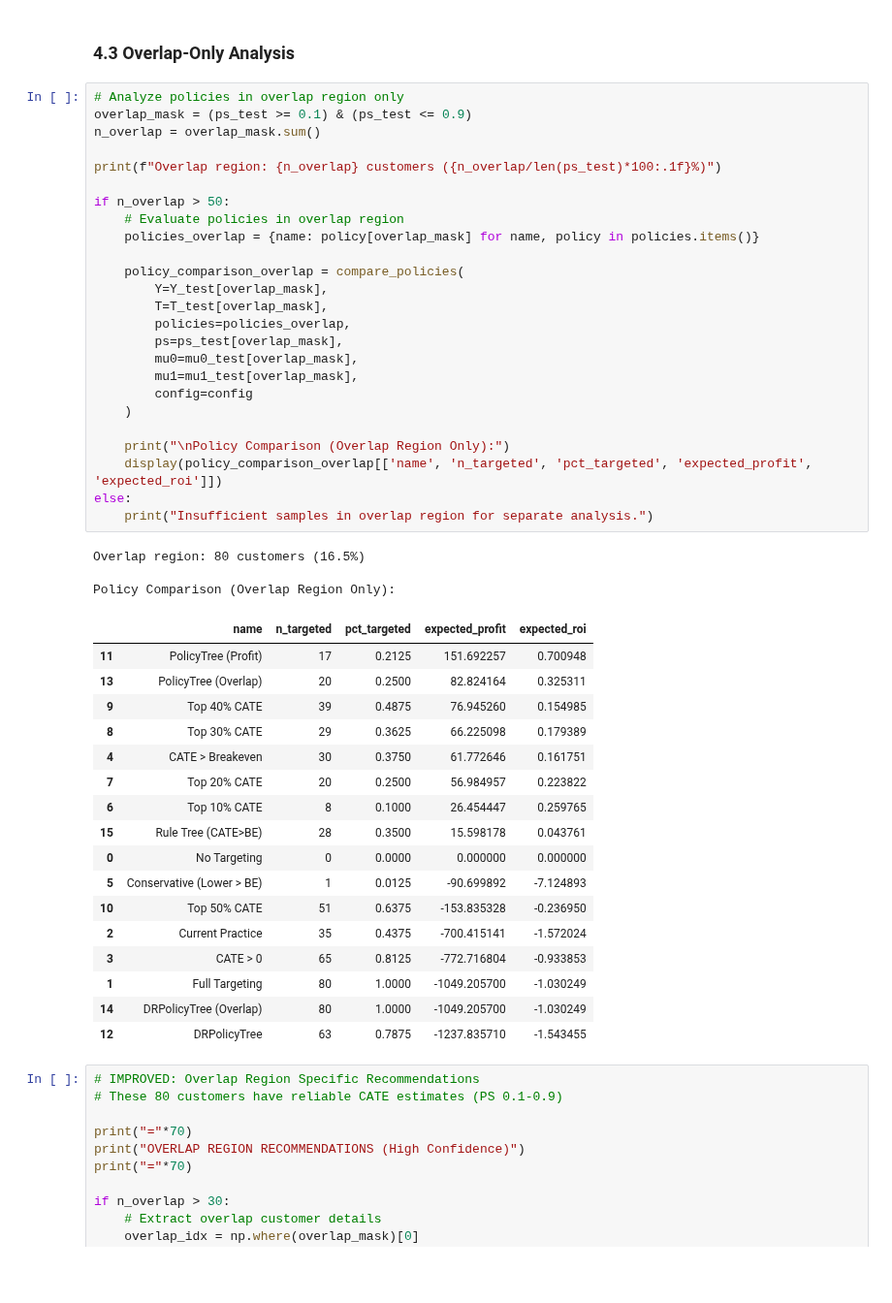
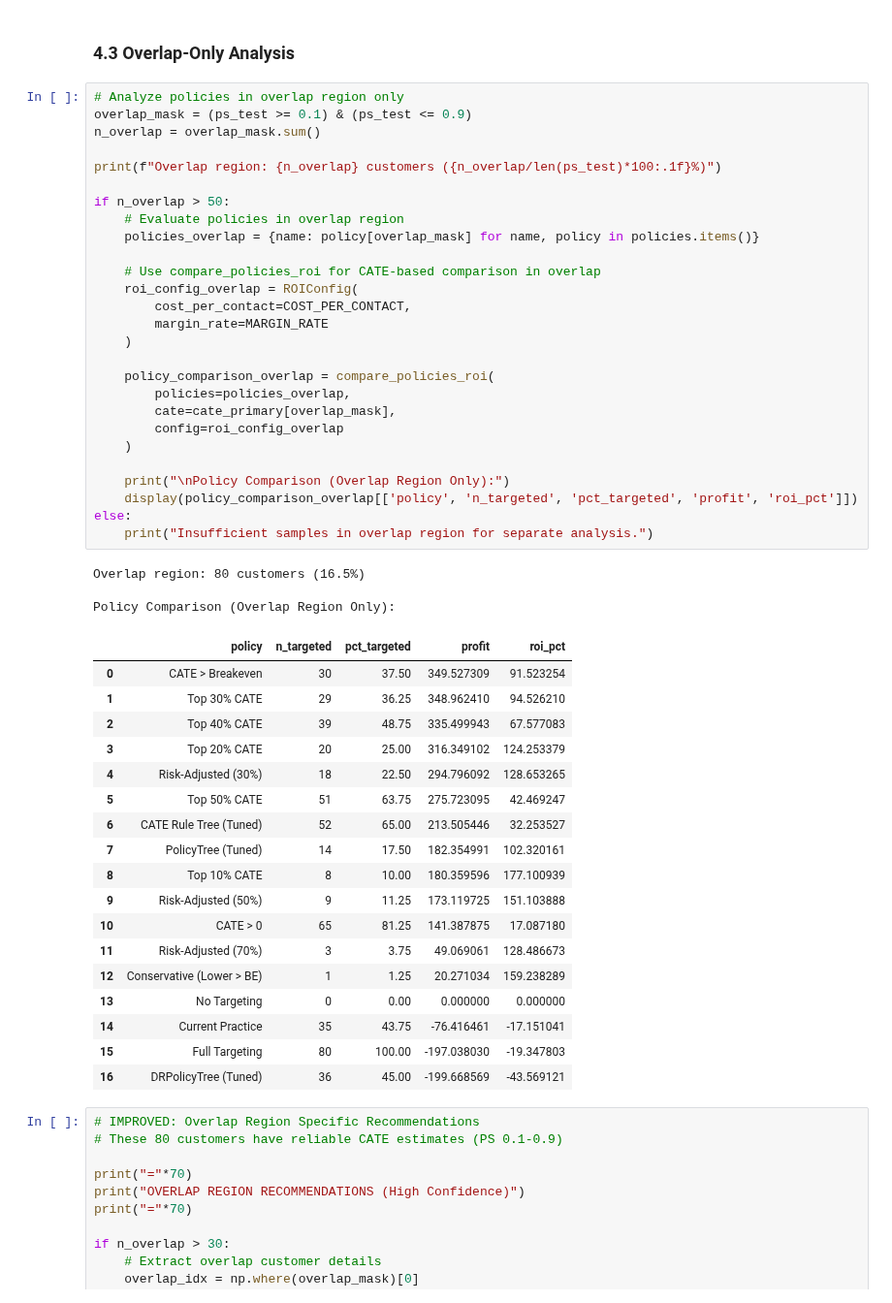
Before and after one commit to tae73/side-projects, a Jupyter notebook: projects/segmentation_dunnhumby/notebook/04_optimal_policy.ipynb, the cells around one changed output. Shown at 97% size. Saved outputs shown, nothing was run; the diff lists cells and outputs as text; blank space fills up the shorter version.

```diff
--- a/projects/segmentation_dunnhumby/notebook/04_optimal_policy.ipynb
+++ b/projects/segmentation_dunnhumby/notebook/04_optimal_policy.ipynb
@@ -903,49 +999,52 @@ plt.show()
 # %%
 # Analyze policies in overlap region only
 overlap_mask = (ps_test >= 0.1) & (ps_test <= 0.9)
 n_overlap = overlap_mask.sum()
 
 print(f"Overlap region: {n_overlap} customers ({n_overlap/len(ps_test)*100:.1f}%)")
 
 if n_overlap > 50:
     # Evaluate policies in overlap region
     policies_overlap = {name: policy[overlap_mask] for name, policy in policies.items()}
 
-    policy_comparison_overlap = compare_policies(
-        Y=Y_test[overlap_mask],
-        T=T_test[overlap_mask],
+    # Use compare_policies_roi for CATE-based comparison in overlap
+    roi_config_overlap = ROIConfig(
+        cost_per_contact=COST_PER_CONTACT,
+        margin_rate=MARGIN_RATE
+    )
+
+    policy_comparison_overlap = compare_policies_roi(
         policies=policies_overlap,
-        ps=ps_test[overlap_mask],
-        mu0=mu0_test[overlap_mask],
-        mu1=mu1_test[overlap_mask],
-        config=config
+        cate=cate_primary[overlap_mask],
+        config=roi_config_overlap
     )
 
     print("\nPolicy Comparison (Overlap Region Only):")
-    display(policy_comparison_overlap[['name', 'n_targeted', 'pct_targeted', 'expected_profit', 'expected_roi']])
+    display(policy_comparison_overlap[['policy', 'n_targeted', 'pct_targeted', 'profit', 'roi_pct']])
 else:
     print("Insufficient samples in overlap region for separate analysis.")
 # %% [output]
 Overlap region: 80 customers (16.5%)
 
 Policy Comparison (Overlap Region Only):
-|  | name | n_targeted | pct_targeted | expected_profit | expected_roi |
-| 11 | PolicyTree (Profit) | 17 | 0.2125 | 151.692257 | 0.700948 |
-| 13 | PolicyTree (Overlap) | 20 | 0.2500 | 82.824164 | 0.325311 |
-| 9 | Top 40% CATE | 39 | 0.4875 | 76.945260 | 0.154985 |
-| 8 | Top 30% CATE | 29 | 0.3625 | 66.225098 | 0.179389 |
-| 4 | CATE > Breakeven | 30 | 0.3750 | 61.772646 | 0.161751 |
-| 7 | Top 20% CATE | 20 | 0.2500 | 56.984957 | 0.223822 |
-| 6 | Top 10% CATE | 8 | 0.1000 | 26.454447 | 0.259765 |
-| 15 | Rule Tree (CATE>BE) | 28 | 0.3500 | 15.598178 | 0.043761 |
-| 0 | No Targeting | 0 | 0.0000 | 0.000000 | 0.000000 |
-| 5 | Conservative (Lower > BE) | 1 | 0.0125 | -90.699892 | -7.124893 |
-| 10 | Top 50% CATE | 51 | 0.6375 | -153.835328 | -0.236950 |
-| 2 | Current Practice | 35 | 0.4375 | -700.415141 | -1.572024 |
-| 3 | CATE > 0 | 65 | 0.8125 | -772.716804 | -0.933853 |
-| 1 | Full Targeting | 80 | 1.0000 | -1049.205700 | -1.030249 |
-| 14 | DRPolicyTree (Overlap) | 80 | 1.0000 | -1049.205700 | -1.030249 |
-| 12 | DRPolicyTree | 63 | 0.7875 | -1237.835710 | -1.543455 |
+|  | policy | n_targeted | pct_targeted | profit | roi_pct |
+| 0 | CATE > Breakeven | 30 | 37.50 | 349.527309 | 91.523254 |
+| 1 | Top 30% CATE | 29 | 36.25 | 348.962410 | 94.526210 |
+| 2 | Top 40% CATE | 39 | 48.75 | 335.499943 | 67.577083 |
+| 3 | Top 20% CATE | 20 | 25.00 | 316.349102 | 124.253379 |
+| 4 | Risk-Adjusted (30%) | 18 | 22.50 | 294.796092 | 128.653265 |
+| 5 | Top 50% CATE | 51 | 63.75 | 275.723095 | 42.469247 |
+| 6 | CATE Rule Tree (Tuned) | 52 | 65.00 | 213.505446 | 32.253527 |
+| 7 | PolicyTree (Tuned) | 14 | 17.50 | 182.354991 | 102.320161 |
+| 8 | Top 10% CATE | 8 | 10.00 | 180.359596 | 177.100939 |
+| 9 | Risk-Adjusted (50%) | 9 | 11.25 | 173.119725 | 151.103888 |
+| 10 | CATE > 0 | 65 | 81.25 | 141.387875 | 17.087180 |
+| 11 | Risk-Adjusted (70%) | 3 | 3.75 | 49.069061 | 128.486673 |
+| 12 | Conservative (Lower > BE) | 1 | 1.25 | 20.271034 | 159.238289 |
+| 13 | No Targeting | 0 | 0.00 | 0.000000 | 0.000000 |
+| 14 | Current Practice | 35 | 43.75 | -76.416461 | -17.151041 |
+| 15 | Full Targeting | 80 | 100.00 | -197.038030 | -19.347803 |
+| 16 | DRPolicyTree (Tuned) | 36 | 45.00 | -199.668569 | -43.569121 |
 # %%
 # IMPROVED: Overlap Region Specific Recommendations
 # These 80 customers have reliable CATE estimates (PS 0.1-0.9)
```
Also changed, not shown: parts of 43 cells of this notebook, 6 other files.
